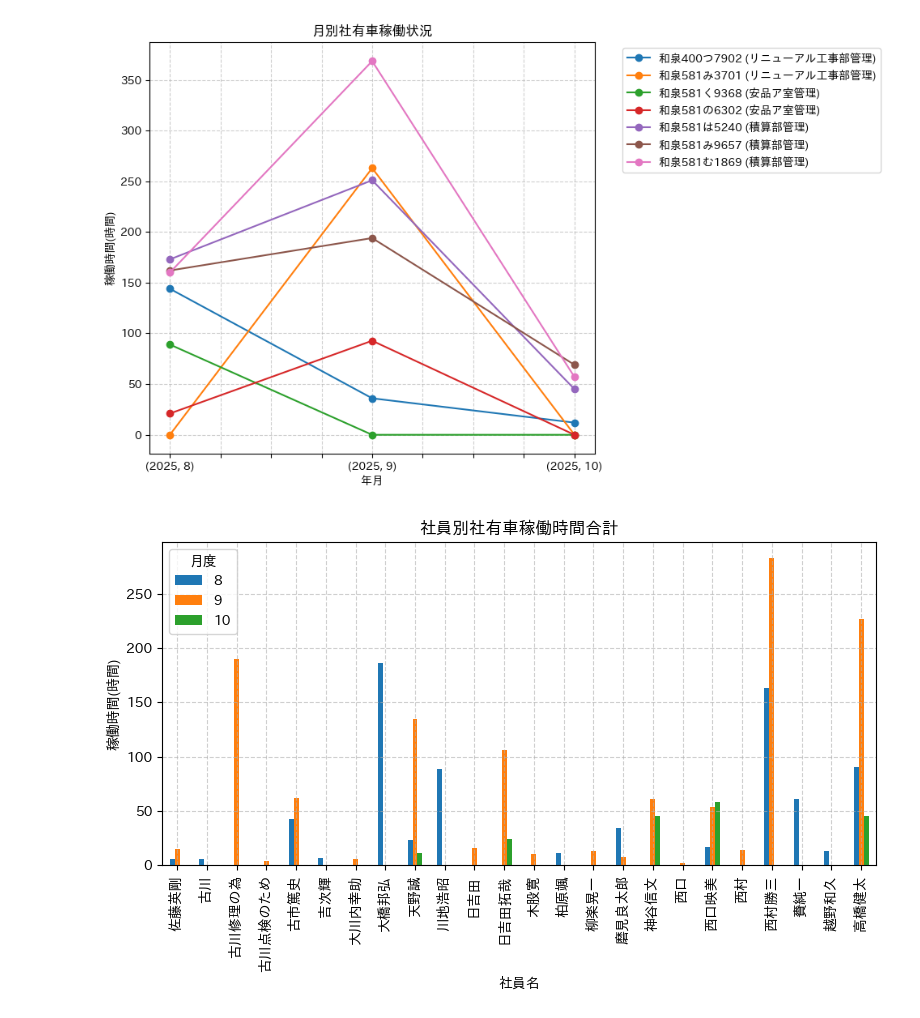
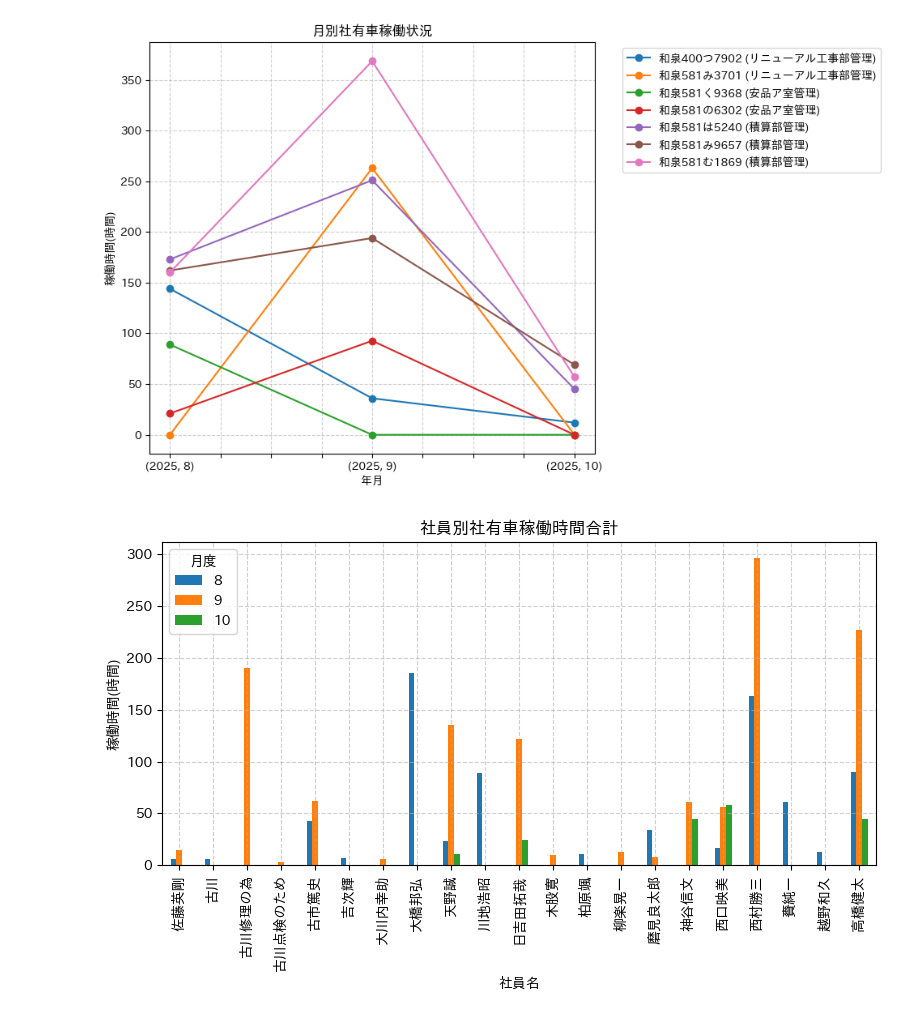
Before and after one commit to josephftoaster-beep/biken-company-car-analysis, a Jupyter notebook: analysis_company_car.ipynb, the cells around one changed output. Saved outputs shown, nothing was run; the diff lists cells and outputs as text; code cells hidden in the pictures.

```diff
--- a/analysis_company_car.ipynb
+++ b/analysis_company_car.ipynb
@@ -50,6 +50,13 @@ def yoyaku_list_surgery(df):
     df['年度']=df['予約日'].dt.year
     df['月度']=df['予約日'].dt.month
     df['曜日']=df['予約日'].dt.day_name()
+
+    replace_rules = {
+        '西口':'西口映美',
+        '西村':'西村勝三',
+        '日吉田':'日吉田拓哉'
+    }
+    df['名前'] = df['名前'].replace(replace_rules)
 
     return df
 
@@ -90,31 +97,31 @@ def visualize(df_for_plot,employee_hour):
     plt.close()
 
 
 
 
 
 
 
 
 df = load_and_combine_reservations()
 row_data = yoyaku_list_surgery(df)
 row_data
 report,employee_report = make_report(row_data)
 desired_order = ['和泉400つ7902 (リニューアル工事部管理)',
                  '和泉581み3701 (リニューアル工事部管理)',
                  '和泉581く9368 (安品ア室管理)',
                  '和泉581の6302 (安品ア室管理)',
                  '和泉581は5240 (積算部管理)',
                  '和泉581み9657 (積算部管理)',
                  '和泉581む1869 (積算部管理)']
 report_reordered = report[desired_order]
 display(report_reordered)
 visualize(report_reordered,employee_report)
 # %% [output]
 |  | 予約内容 | 和泉400つ7902 (リニューアル工事部管理) | 和泉581み3701 (リニューアル工事部管理) | 和泉581く9368 (安品ア室管理) | 和泉581の6302 (安品ア室管理) | ... |
 | 年度 | 月度 |  |  |  |  | ... |
 | 2025 | 8 | 144.0 | 0.0 | 89.0 | 21.00 | ... |
 |  | 9 | 36.0 | 263.0 | 0.0 | 92.75 | ... |
 |  | 10 | 12.0 | 0.0 | 0.0 | 0.00 | ... |
 [figure]
-[figure, old version]
+[figure, new version]
```
